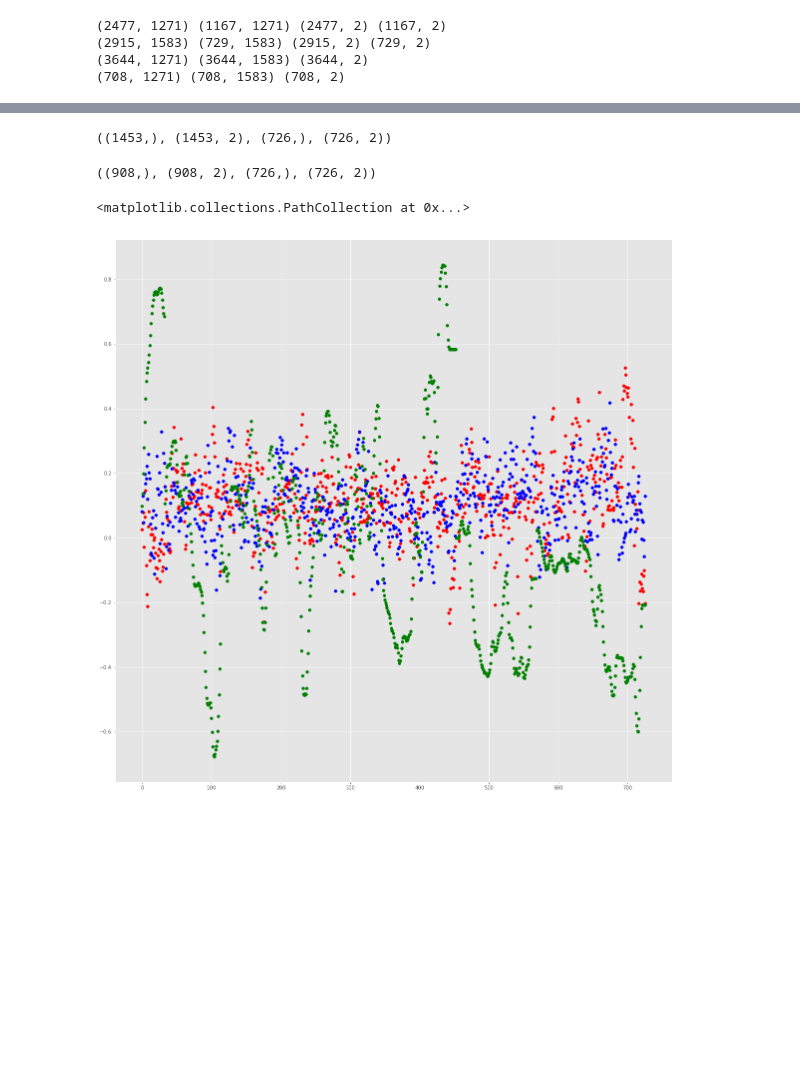
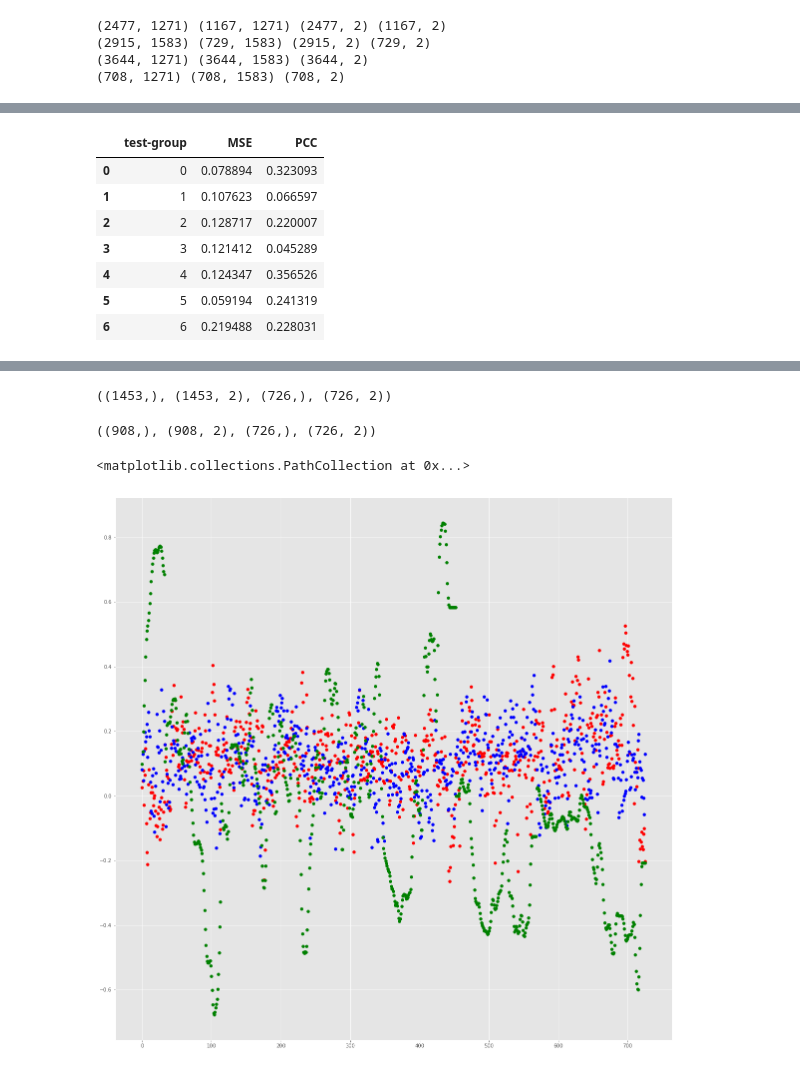
Before and after one commit to yasolix/cinevis, a Jupyter notebook: mediaeval/Valence-Arousal Prediction-ibm.ipynb, the cells around one changed output, grey strips where cells are left out. Drawn from its saved outputs; the diff is of its cells as text; code cells hidden in the pictures; blank space fills up the shorter version.

```diff
--- a/mediaeval/Valence-Arousal Prediction-ibm.ipynb
+++ b/mediaeval/Valence-Arousal Prediction-ibm.ipynb
@@ -579,7 +581,7 @@ import multiprocessing
 # what are your inputs, and what operation do you want to
 # perform on each input. For example...
 
-def processGroup(ii,pipe,valorar):
+def processGroup(ii,pipe,valorar, modality):
 
     rows = []
     trainlist, testlist=gettraintestmovielist(ii)  # index 1 olanları test , diğerlerini train yapan fonksiyon
@@ -592,23 +594,27 @@ def processGroup(ii,pipe,valorar):
     Xd_train, Xd_test, yd_train, yd_test = train_test_split(tXd, ty,test_size=0.2, random_state=0)
 
     #X_train, X_test, y_train, y_test
-    y_pred_visV_train,mse,prs = evaluate_pipe(pipe,
-                                       X_train,y_train[[valorar]],
-                                       X_test,  y_test[[valorar]])
+    #y_pred_visV_train,mse,prs = evaluate_pipe(pipe,
+    #                                   X_train,y_train[[valorar]],
+    #                                   X_test,  y_test[[valorar]])
     #y_pred_vis,mse,prs = evaluate_pipe(pipe_visual_valence,tXv,ytrain,testXv,ytest)
-    rows.append([ii,mse,prs[0]])
-    y_pred_visV_test,mse,prs = evaluate_pipe(pipe,
-                                       tXv,ty[[valorar]],
-                                       testXv, testy[[valorar]])
+    #rows.append([ii,mse,prs[0]])
+    if modality == 'visual':
+        y_pred_visV_test,mse,prs = evaluate_pipe(pipe,
+                                           tXv,ty[[valorar]],
+                                           testXv, testy[[valorar]])
+    else:
+        y_pred_visV_test,mse,prs = evaluate_pipe(pipe,
+                                           tXa,ty[[valorar]],
+                                           testXa, testy[[valorar]])
+
     rows.append([ii,mse,prs[0]])
     return [ii,mse,prs[0]]
 
-def crossgroups(pipe,valorar):
+def crossgroups(pipe,valorar,modality):
     inputs=range(len(movgroups))
     num_cores = multiprocessing.cpu_count()
-    results = Parallel(n_jobs=num_cores)(delayed(processGroup)(i,pipe,valorar) for i in inputs)
+    results = Parallel(n_jobs=num_cores)(delayed(processGroup)(i,pipe,valorar,modality) for i in inputs)
     pipescores = pd.DataFrame(results,columns=['test-group','MSE','PCC'])
 
     return pipescores
-
-crossgroups(pipe_visual_valence,'MeanValence')
@@ -840,0 +803,2 @@ Wall time: 2min 3s
+# %%
+pipe2scores = crossgroups(pipe_audio_valence,'MeanValence','audio')
@@ -840,0 +823,11 @@ Wall time: 2min 3s
+# %%
+pipe2scores
+# %% [output]
+|  | test-group | MSE | PCC |
+| 0 | 0 | 0.078894 | 0.323093 |
+| 1 | 1 | 0.107623 | 0.066597 |
+| 2 | 2 | 0.128717 | 0.220007 |
+| 3 | 3 | 0.121412 | 0.045289 |
+| 4 | 4 | 0.124347 | 0.356526 |
+| 5 | 5 | 0.059194 | 0.241319 |
+| 6 | 6 | 0.219488 | 0.228031 |
```
Also changed, not shown: parts of 52 cells of this notebook, 1 other file.
